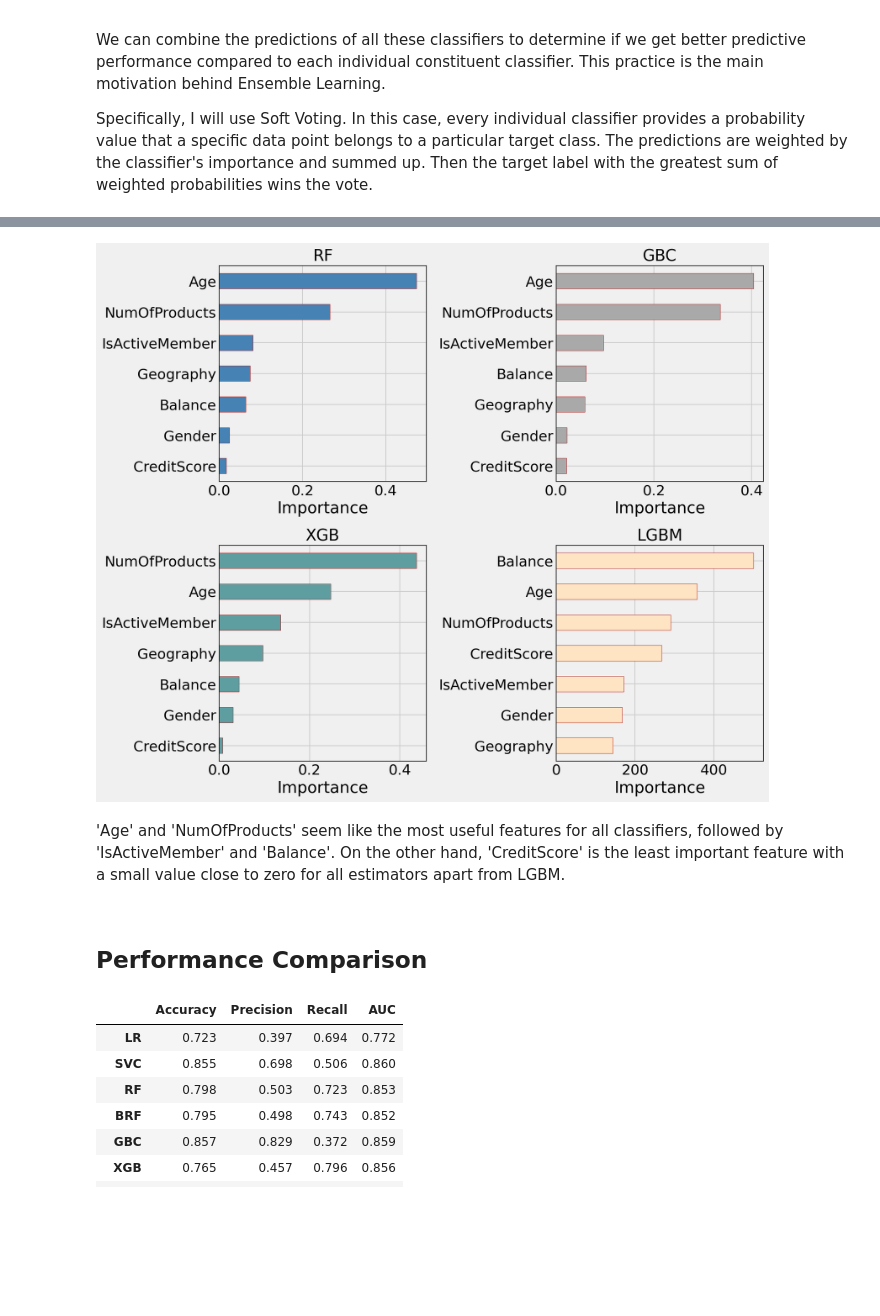
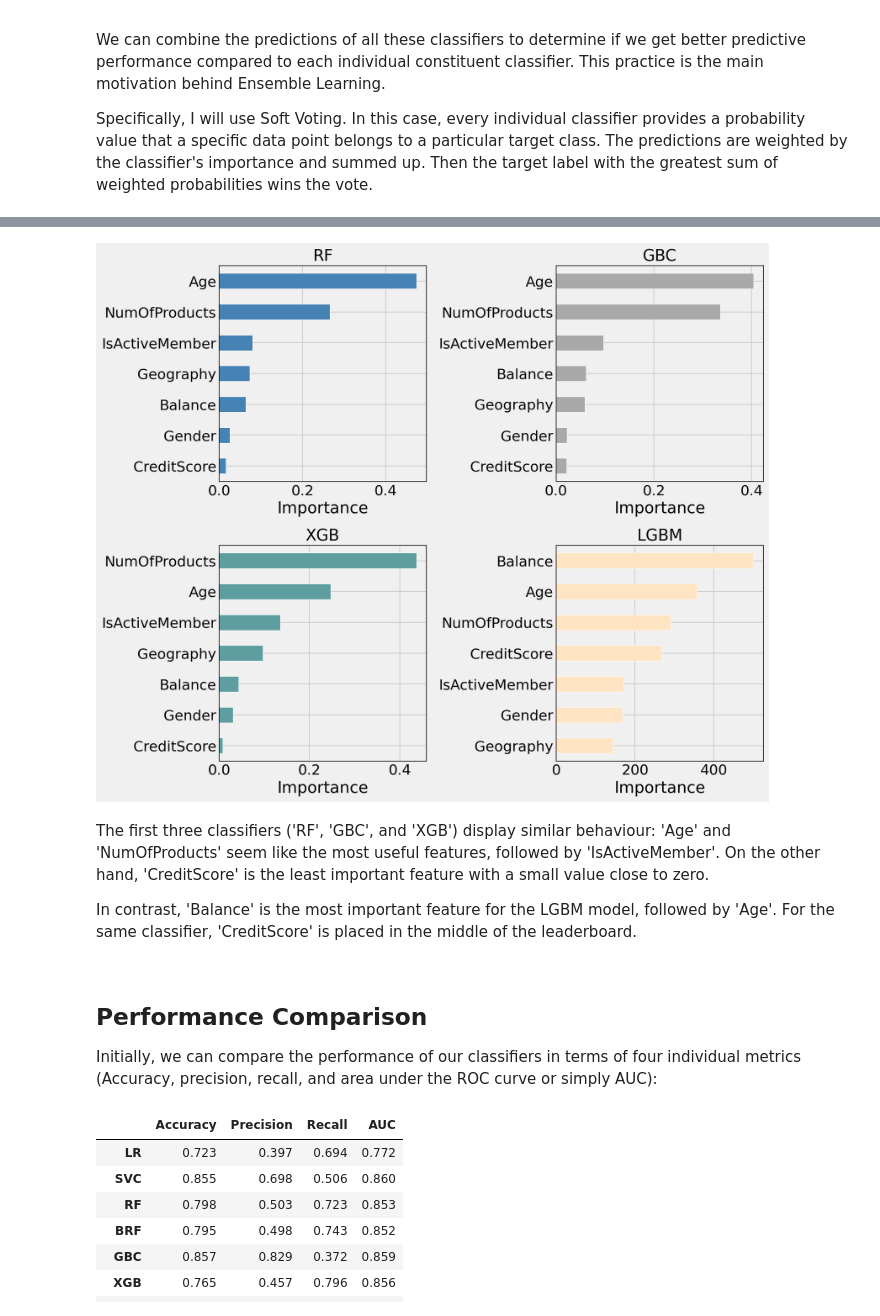
Before and after one commit to KOrfanakis/Predicting_Customer_Churn_Classification, a Jupyter notebook: Analysis_Notebook.ipynb, the cells around one changed output, grey strips where cells are left out. Drawn from its saved outputs; the diff is of its cells as text; code cells hidden in the pictures; blank space fills up the shorter version.

```diff
--- a/Analysis_Notebook.ipynb
+++ b/Analysis_Notebook.ipynb
@@ -96,12 +108,10 @@ plt.rcParams['legend.fontsize'] = font_size - 2
 random_state = 0
 # %%
 colors = ['#00A5E0', '#DD403A']
-colors_cat = [
-    '#E8907E', '#D5CABD', '#7A6F86', '#C34A36', '#B0A8B9', '#845EC2',
-    '#8f9aaa', '#FFB86F', '#63BAAA', '#9D88B3', '#38c4e3'
-]
-
-colors_comp = ['steelblue', 'seagreen', 'black', 'darkorange', 'purple', 'firebrick', 'slategrey']
+colors_cat = ['#E8907E', '#D5CABD', '#7A6F86', '#C34A36', '#B0A8B9', '#845EC2',
+              '#8f9aaa', '#FFB86F', '#63BAAA', '#9D88B3', '#38c4e3']
+colors_comp = ['steelblue', 'seagreen', 'black', 'darkorange', 'purple',
+               'firebrick', 'slategrey']
 
 sns.palplot(colors)
 plt.title('Palette #1 - Binary Comparison')
@@ -1175,7 +1093,6 @@ estimators = [('LR', best_lr_clf.best_estimator_),
 tuned_voting_soft = VotingClassifier(estimators=estimators[1:],
                                      voting='soft',
                                      n_jobs=-1)
-estimators.append(('SoftV', tuned_voting_soft))
 
 y_pred_pp = cross_val_predict(tuned_voting_soft,
                               X_train,
@@ -1194,12 +1111,11 @@ comparison_dict['SVot'] = [
 ]
 
 print('Soft Voting\n-------------------------------')
-print('   Best Score ({}): '.format(scoring_metric), np.round(roc_auc_score(y_train, y_pred_pp), 3))
+print('   Best Score ({}): '.format(scoring_metric),np.round(roc_auc_score(y_train, y_pred_pp), 3))
 
-fig, (ax1, ax2) = plt.subplots(1, 2, figsize=(12, 5))
+fig, ax = plt.subplots(figsize=(6, 5))
 
-plot_conf_mx(cm, ax1)
-plot_learning_curve(tuned_voting_soft, X_train, y_train, ax2)
+plot_conf_mx(cm, ax)
 # %% [output]
 Soft Voting
 -------------------------------
@@ -1214,24 +1132,39 @@ Soft Voting
 # %%
 colors_fi = ['steelblue', 'darkgray', 'cadetblue', 'bisque']
 
 fig = plt.subplots(2, 2, figsize=(12, 10))
 
 for i, (name, clf) in enumerate(zip(['RF', 'GBC', 'XGB', 'LGBM'],
                                     [best_rf_clf, best_gbc_clf, best_xgb_clf, best_lgbm_clf])):
 
+    fi = pd.DataFrame({
+        'Feature': X_train.columns,
+        'Importance': clf.best_estimator_.feature_importances_
+    }).sort_values('Importance', ascending=True).set_index('Feature')
+
     ax = plt.subplot(2, 2, i + 1)
-    plot_feature_imp(clf, name, colors_fi[i], ax)
-    plt.ylabel('')
+
+    fi.plot.barh(color=colors_fi[i],
+                 edgecolor=edgecolor,
+                 legend=False,
+                 ax=ax)
+
+    ax.set_title(name)
+    ax.set(xlabel='Importance', ylabel='')
 
 plt.tight_layout();
 # %% [output]
-[figure, old version]
+[figure, new version]
 # %% [markdown]
-'Age' and 'NumOfProducts' seem like the most useful features for all classifiers, followed by 'IsActiveMember' and 'Balance'. On the other hand, 'CreditScore' is the least important feature with a small value close to zero for all estimators apart from LGBM.
+The first three classifiers ('RF', 'GBC', and 'XGB') display similar behaviour: 'Age' and 'NumOfProducts' seem like the most useful features, followed by 'IsActiveMember'. On the other hand, 'CreditScore' is the least important feature with a small value close to zero.
+
+In contrast, 'Balance' is the most important feature for the LGBM model, followed by 'Age'. For the same classifier, 'CreditScore' is placed in the middle of the leaderboard.
 
 <br>
 
 ## Performance Comparison
+
+Initially, we can compare the performance of our classifiers in terms of four individual metrics (Accuracy, precision, recall, and area under the ROC curve or simply AUC):
 # %%
 comparison_matrix = {}
 for key, value in comparison_dict.items():
```
Also changed, not shown: parts of 45 cells of this notebook.
